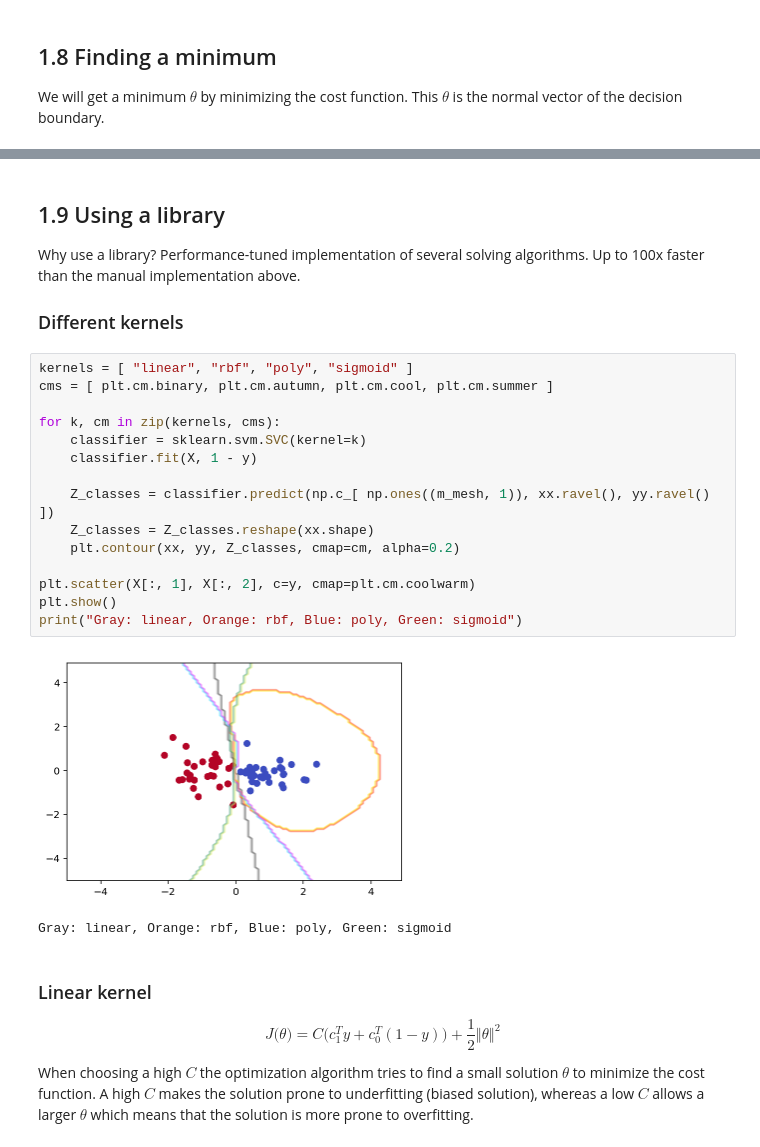
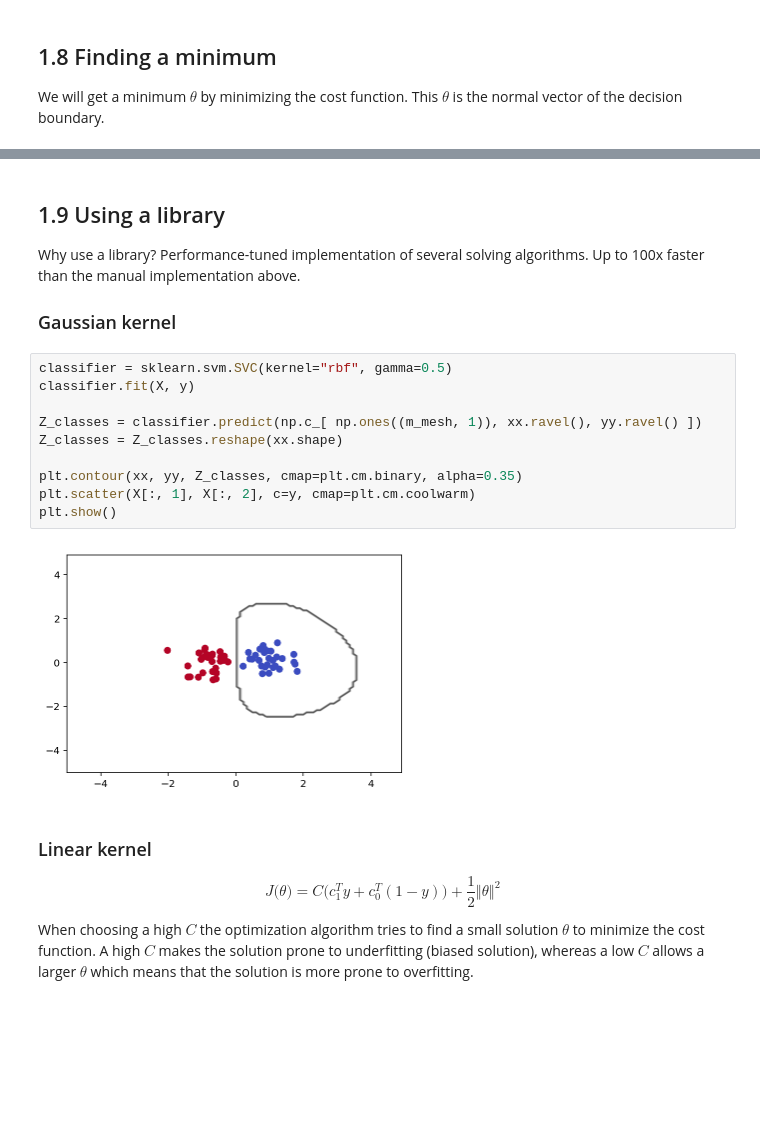
Before and after one commit to NIPE-SYSTEMS/support-vector-machine, a Jupyter notebook: Support Vector Machine.ipynb, the cells around one changed output, grey strips where cells are left out. Drawn from its saved outputs; the diff is of its cells as text; blank space fills up the shorter version.

```diff
--- a/Support Vector Machine.ipynb
+++ b/Support Vector Machine.ipynb
@@ -307,25 +317,19 @@ plt.show()
 
 Why use a library? Performance-tuned implementation of several solving algorithms. Up to 100x faster than the manual implementation above.
 
-### Different kernels
+### Gaussian kernel
 # %%
-kernels = [ "linear", "rbf", "poly", "sigmoid" ]
-cms = [ plt.cm.binary, plt.cm.autumn, plt.cm.cool, plt.cm.summer ]
+classifier = sklearn.svm.SVC(kernel="rbf", gamma=0.5)
+classifier.fit(X, y)
 
-for k, cm in zip(kernels, cms):
-    classifier = sklearn.svm.SVC(kernel=k)
-    classifier.fit(X, 1 - y)
+Z_classes = classifier.predict(np.c_[ np.ones((m_mesh, 1)), xx.ravel(), yy.ravel() ])
+Z_classes = Z_classes.reshape(xx.shape)
 
-    Z_classes = classifier.predict(np.c_[ np.ones((m_mesh, 1)), xx.ravel(), yy.ravel() ])
-    Z_classes = Z_classes.reshape(xx.shape)
-    plt.contour(xx, yy, Z_classes, cmap=cm, alpha=0.2)
-
+plt.contour(xx, yy, Z_classes, cmap=plt.cm.binary, alpha=0.35)
 plt.scatter(X[:, 1], X[:, 2], c=y, cmap=plt.cm.coolwarm)
 plt.show()
-print("Gray: linear, Orange: rbf, Blue: poly, Green: sigmoid")
 # %% [output]
-[figure, old version]
+[figure, new version]
-Gray: linear, Orange: rbf, Blue: poly, Green: sigmoid
 # %% [markdown]
 ### Linear kernel
 
```
Also changed, not shown: parts of 34 cells of this notebook.
